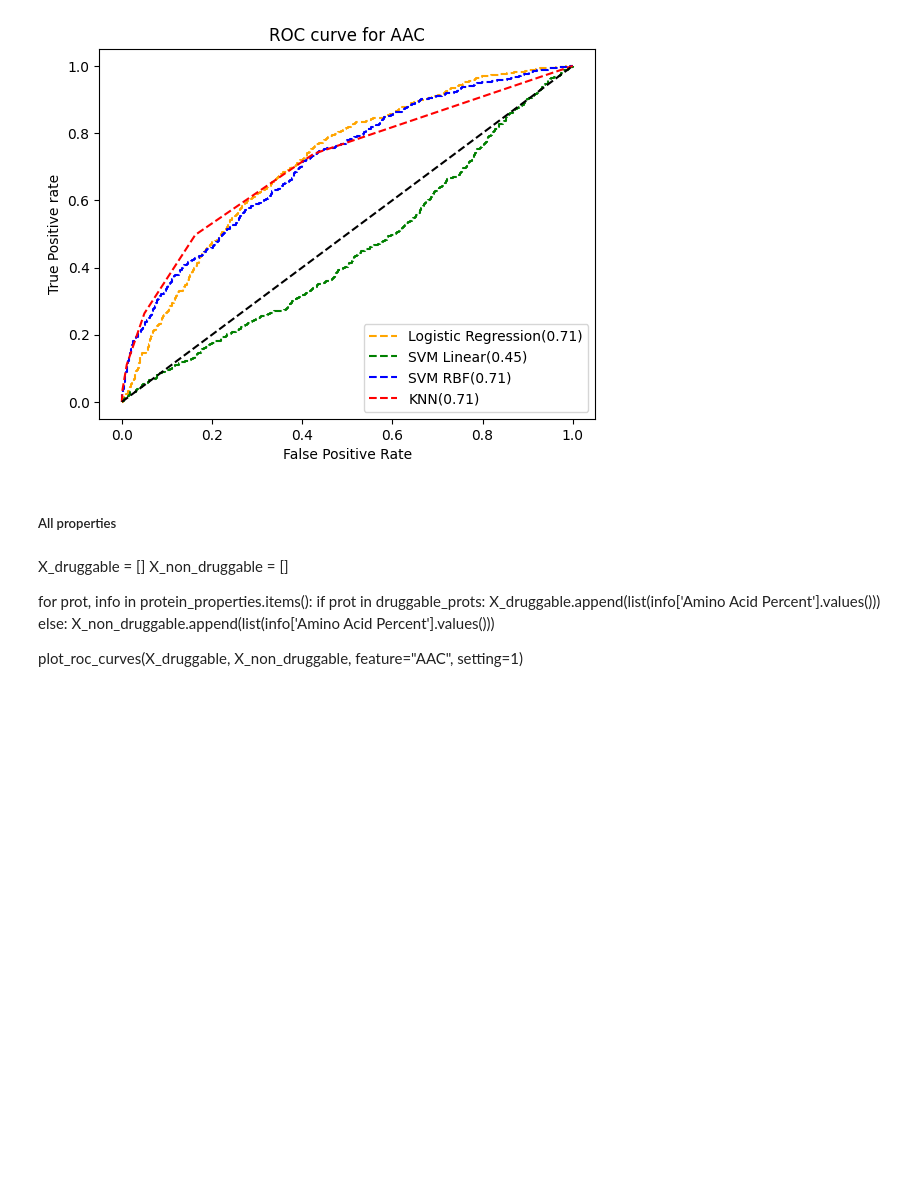
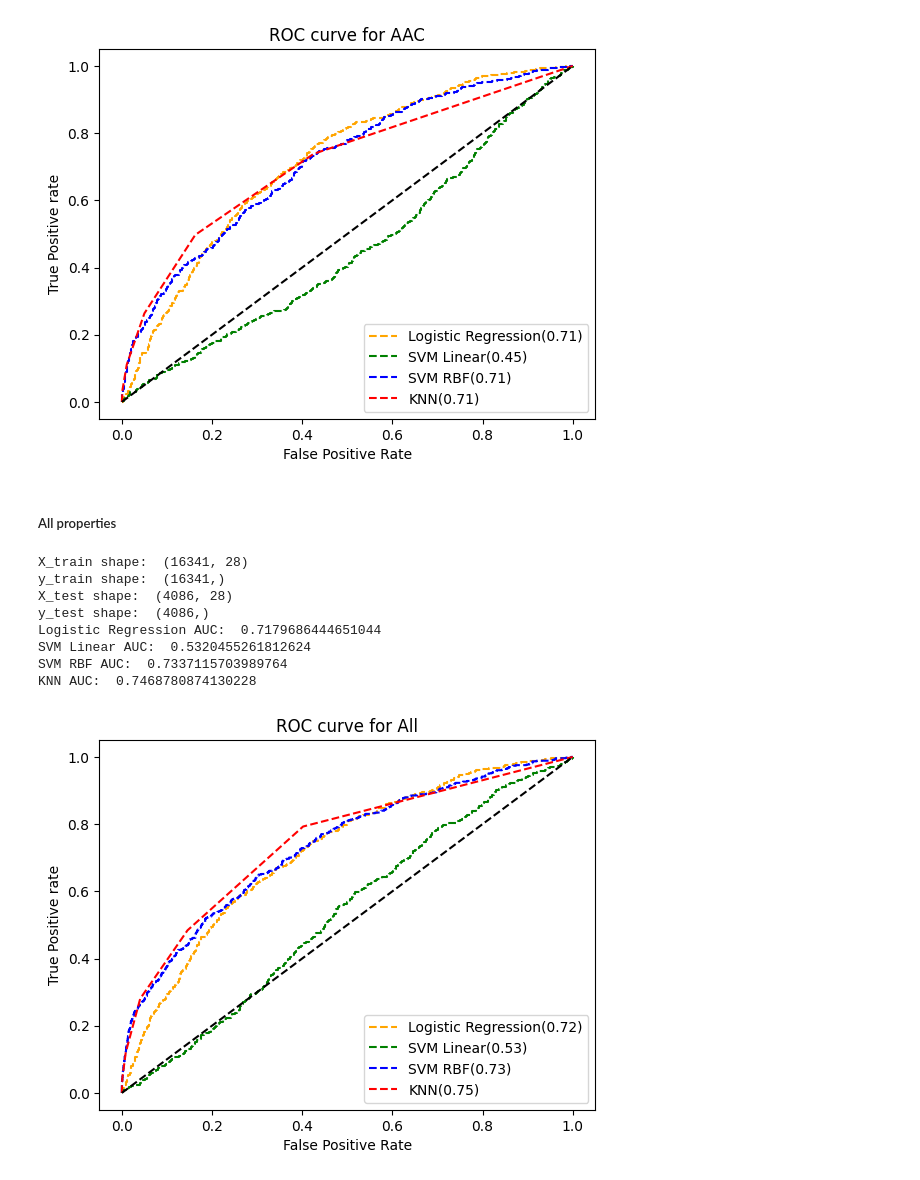
Before and after one commit to Sachi-27/Drug-Target-Discovery, a Jupyter notebook: druggability_prediction/roc_curves.ipynb, the cells around one changed output. Drawn from its saved outputs; the diff is of its cells as text; code cells hidden in the pictures; blank space fills up the shorter version.

```diff
--- a/druggability_prediction/roc_curves.ipynb
+++ b/druggability_prediction/roc_curves.ipynb
@@ -305,14 +305,26 @@ KNN AUC:  0.7125395652392721
 [figure]
 # %% [markdown]
 ##### All properties
-# %% [markdown]
-X_druggable = []
-X_non_druggable = []
-
-for prot, info in protein_properties.items():
-    if prot in druggable_prots:
-        X_druggable.append(list(info['Amino Acid Percent'].values()))
-    else:
-        X_non_druggable.append(list(info['Amino Acid Percent'].values()))
-
-plot_roc_curves(X_druggable, X_non_druggable, feature="AAC", setting=1)
+# %%
+# Here we will investigate all properties at once
+# Molar Extinction Coefficient, GRAVY, Isoelectric Point, Instability Index, Aromaticity, Sequence Length, Molecular Weight, Amino Acid Composition
+X_druggable = []
+X_non_druggable = []
+
+for prot, info in protein_properties.items():
+    if prot in druggable_prots:
+        X_druggable.append([info['Molar Extinction Coefficient'][0], info["Molar Extinction Coefficient"][1], info['GRAVY'], info['Isoelectric Point'], info['Instability Index'], info['Aromaticity'], info['Sequence Length'], info['Molecular Weight']] + list(info['Amino Acid Percent'].values()))
+    else:
+        X_non_druggable.append([info['Molar Extinction Coefficient'][0], info["Molar Extinction Coefficient"][1], info['GRAVY'], info['Isoelectric Point'], info['Instability Index'], info['Aromaticity'], info['Sequence Length'], info['Molecular Weight']] + list(info['Amino Acid Percent'].values()))
+
+plot_roc_curves(X_druggable, X_non_druggable, feature="All", setting=1)
+# %% [output]
+X_train shape:  (16341, 28)
+y_train shape:  (16341,)
+X_test shape:  (4086, 28)
+y_test shape:  (4086,)
+Logistic Regression AUC:  0.7179686444651044
+SVM Linear AUC:  0.5320455261812624
+SVM RBF AUC:  0.7337115703989764
+KNN AUC:  0.7468780874130228
+[figure, added]
```
Also changed, not shown: 1 other file.
